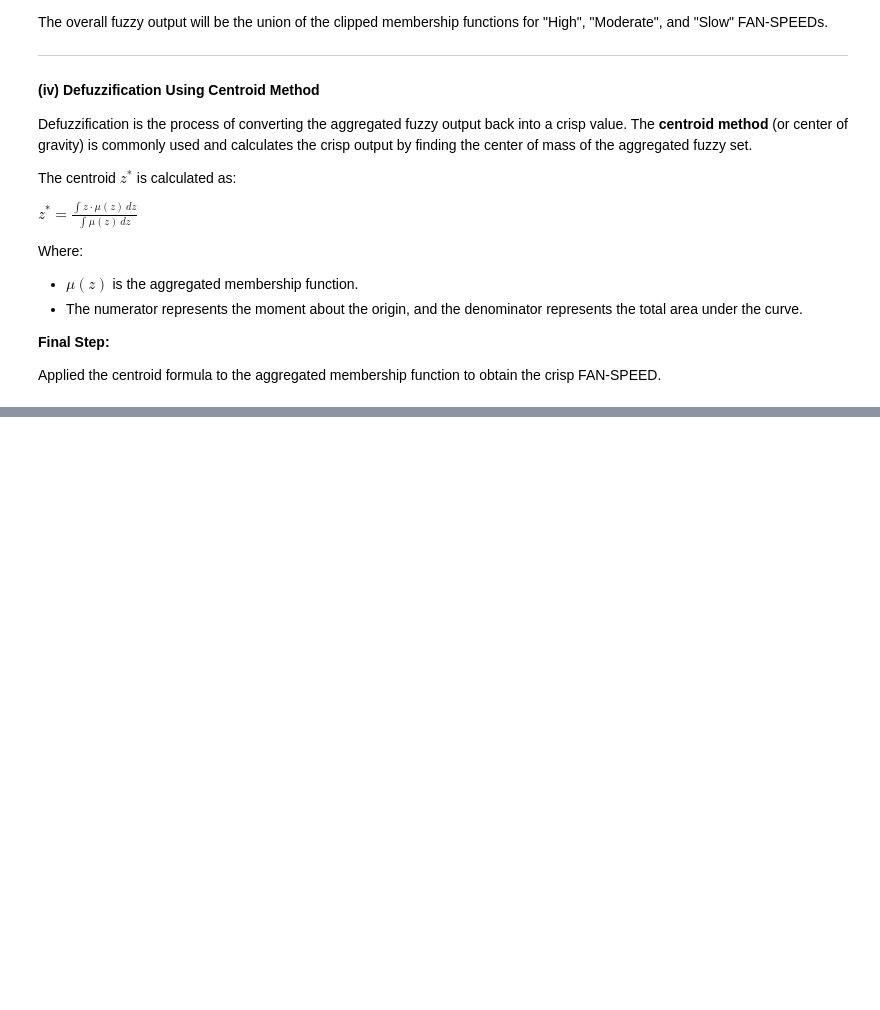
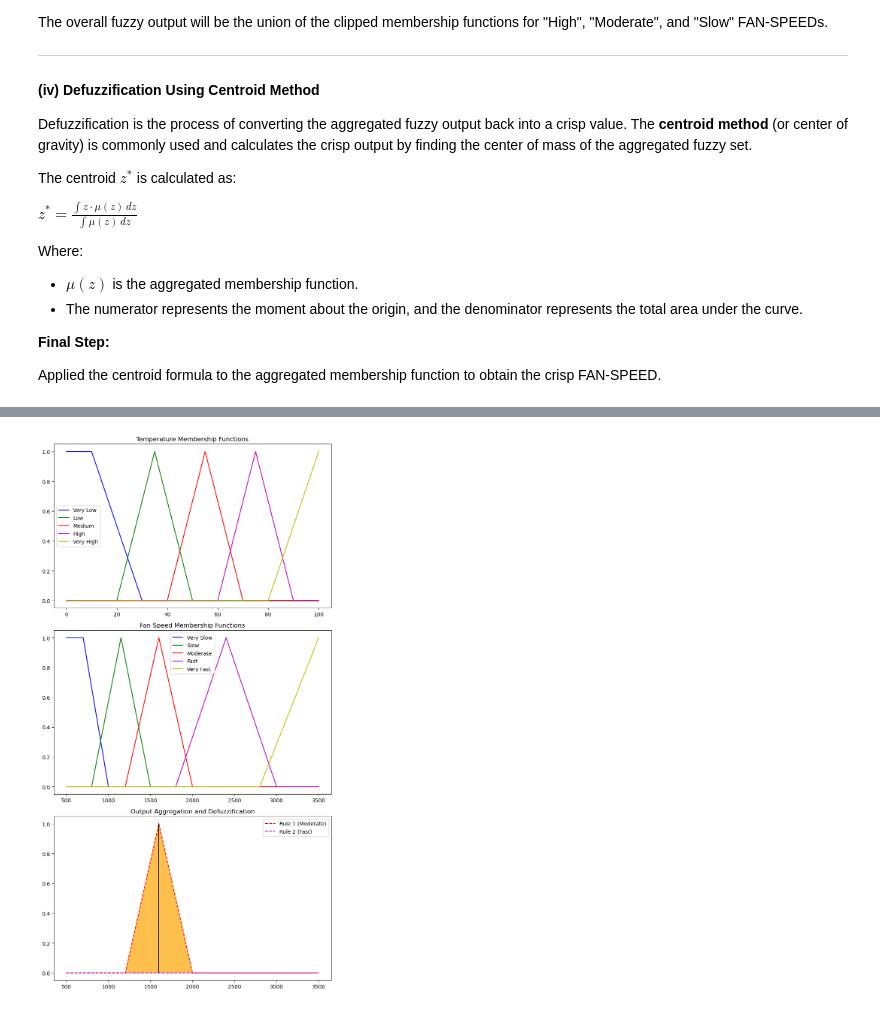
Before and after one commit to Uttam-Mahata/Soft_Computing, a Jupyter notebook: Assignment2/Fuzzy_Numbers.ipynb, the cells around one changed output, grey strips where cells are left out. Drawn from its saved outputs; the diff is of its cells as text; code cells hidden in the pictures; blank space fills up the shorter version.

Commit message:
chore: Refactor Fuzzy Logic notebook

```diff
--- a/Assignment2/Fuzzy_Numbers.ipynb
+++ b/Assignment2/Fuzzy_Numbers.ipynb
@@ -337,0 +338,93 @@ Defuzzified Fan Speed: 2511.62 RPM
+# %%
+import numpy as np
+import matplotlib.pyplot as plt
+
+# Define the universe of discourse
+temperature = np.arange(0, 101, 1)  # Temperature range from 0°C to 100°C
+fan_speed = np.arange(500, 3501, 1)  # Fan speed range from 500 RPM to 3500 RPM
+
+# Define membership functions for temperature (input)
+def temp_very_low(T):
+    return np.where(T <= 10, 1, np.where(T <= 30, (30 - T) / 20, 0))
+
+def temp_low(T):
+    return np.where((T >= 20) & (T <= 50), np.maximum(0, np.minimum((T - 20) / 15, (50 - T) / 15)), 0)
+
+def temp_medium(T):
+    return np.where((T >= 40) & (T <= 70), np.maximum(0, np.minimum((T - 40) / 15, (70 - T) / 15)), 0)
+
+def temp_high(T):
+    return np.where((T >= 60) & (T <= 90), np.maximum(0, np.minimum((T - 60) / 15, (90 - T) / 15)), 0)
+
+def temp_very_high(T):
+    return np.where(T >= 80, np.where(T <= 100, (T - 80) / 20, 1), 0)
+
+# Define membership functions for fan speed (output)
+def speed_very_slow(S):
+    return np.where(S <= 700, 1, np.where(S <= 1000, (1000 - S) / 300, 0))
+
+def speed_slow(S):
+    return np.where((S >= 800) & (S <= 1500), np.maximum(0, np.minimum((S - 800) / 350, (1500 - S) / 350)), 0)
+
+def speed_moderate(S):
+    return np.where((S >= 1200) & (S <= 2000), np.maximum(0, np.minimum((S - 1200) / 400, (2000 - S) / 400)), 0)
+
+def speed_fast(S):
+    return np.where((S >= 1800) & (S <= 3000), np.maximum(0, np.minimum((S - 1800) / 600, (3000 - S) / 600)), 0)
+
+def speed_very_fast(S):
+    return np.where(S >= 2800, np.where(S <= 3500, (S - 2800) / 700, 1), 0)
+
+# Fuzzify the temperature value (let's say 65°C)
+temp_input = 55
+mu_medium = temp_medium(temp_input)
+mu_high = temp_high(temp_input)
+
+# Apply fuzzy rules (min operation)
+rule1 = np.minimum(mu_medium, speed_moderate(fan_speed))
+rule2 = np.minimum(mu_high, speed_fast(fan_speed))
+
+# Aggregate the output fuzzy sets (max operation)
+aggregated = np.maximum(rule1, rule2)
+
+# Defuzzification using the Centroid method
+def centroid(fuzzy_set, values):
+    return np.sum(fuzzy_set * values) / np.sum(fuzzy_set)
+
+fan_speed_output = centroid(aggregated, fan_speed)
+
+# Plotting the results
+fig, (ax0, ax1, ax2) = plt.subplots(nrows=3, figsize=(8, 15))
+
+# Plot temperature membership functions
+ax0.plot(temperature, temp_very_low(temperature), 'b', linewidth=1.5, label='Very Low')
+ax0.plot(temperature, temp_low(temperature), 'g', linewidth=1.5, label='Low')
+ax0.plot(temperature, temp_medium(temperature), 'r', linewidth=1.5, label='Medium')
+ax0.plot(temperature, temp_high(temperature), 'm', linewidth=1.5, label='High')
+ax0.plot(temperature, temp_very_high(temperature), 'y', linewidth=1.5, label='Very High')
+ax0.set_title('Temperature Membership Functions')
+ax0.legend()
+
+# Plot fan speed membership functions
+ax1.plot(fan_speed, speed_very_slow(fan_speed), 'b', linewidth=1.5, label='Very Slow')
+ax1.plot(fan_speed, speed_slow(fan_speed), 'g', linewidth=1.5, label='Slow')
+ax1.plot(fan_speed, speed_moderate(fan_speed), 'r', linewidth=1.5, label='Moderate')
+ax1.plot(fan_speed, speed_fast(fan_speed), 'm', linewidth=1.5, label='Fast')
+ax1.plot(fan_speed, speed_very_fast(fan_speed), 'y', linewidth=1.5, label='Very Fast')
+ax1.set_title('Fan Speed Membership Functions')
+ax1.legend()
+
+# Plot Aggregation and Defuzzification
+ax2.plot(fan_speed, rule1, 'r', linestyle='--', linewidth=1.5, label='Rule 1 (Moderate)')
+ax2.plot(fan_speed, rule2, 'm', linestyle='--', linewidth=1.5, label='Rule 2 (Fast)')
+ax2.fill_between(fan_speed, np.zeros_like(fan_speed), aggregated, facecolor='Orange', alpha=0.7)
+ax2.plot([fan_speed_output, fan_speed_output], [0, np.max(aggregated)], 'k', linewidth=1.5, alpha=0.9)
+ax2.set_title('Output Aggregation and Defuzzification')
+ax2.legend()
+
+plt.tight_layout()
+plt.show()
+
+print(f"The defuzzified fan speed for temperature {temp_input}°C is {fan_speed_output:.2f} RPM.")
+# %% [output]
+[figure, added]
```
Also changed, not shown: parts of 2 cells of this notebook, 4 other files.
